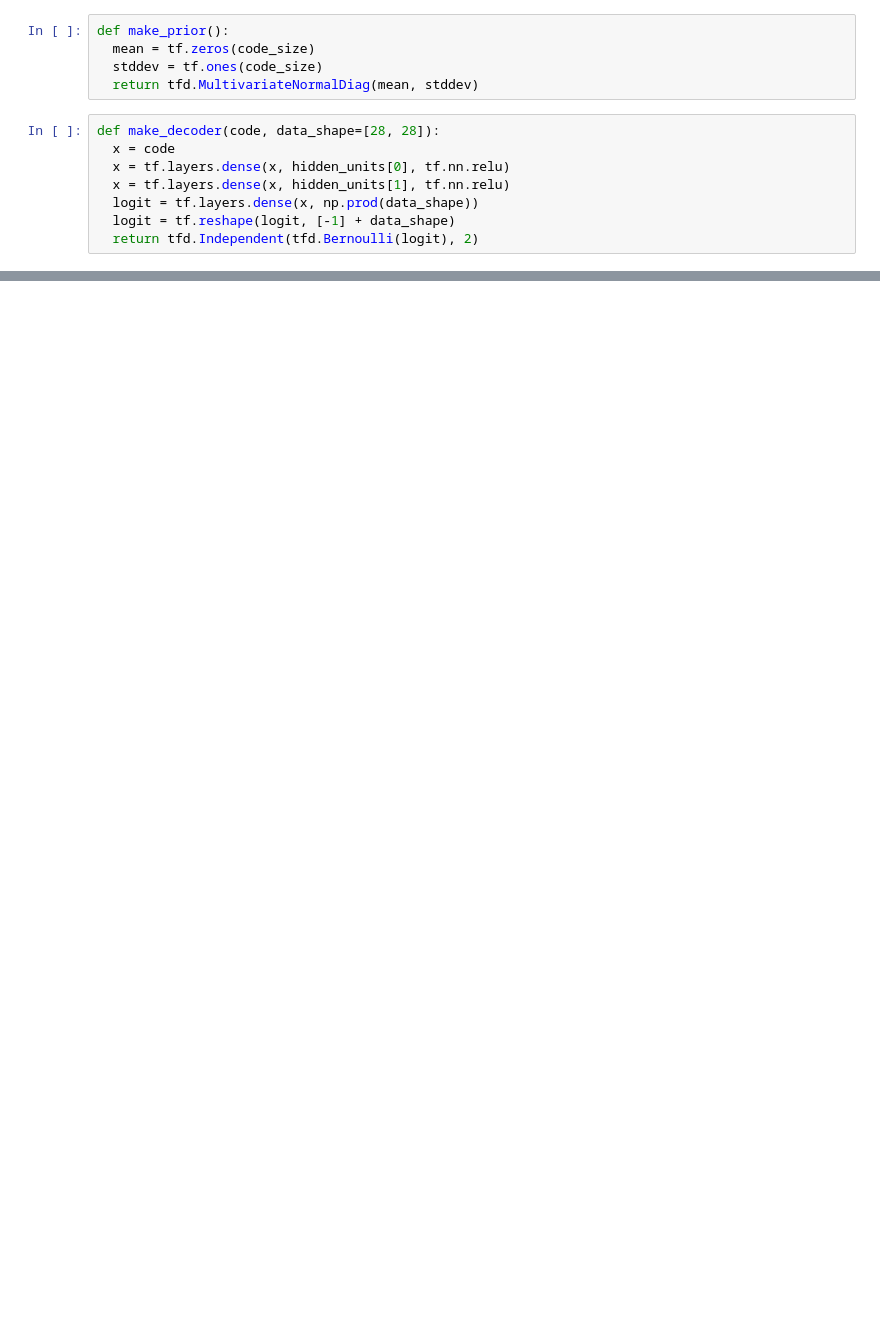
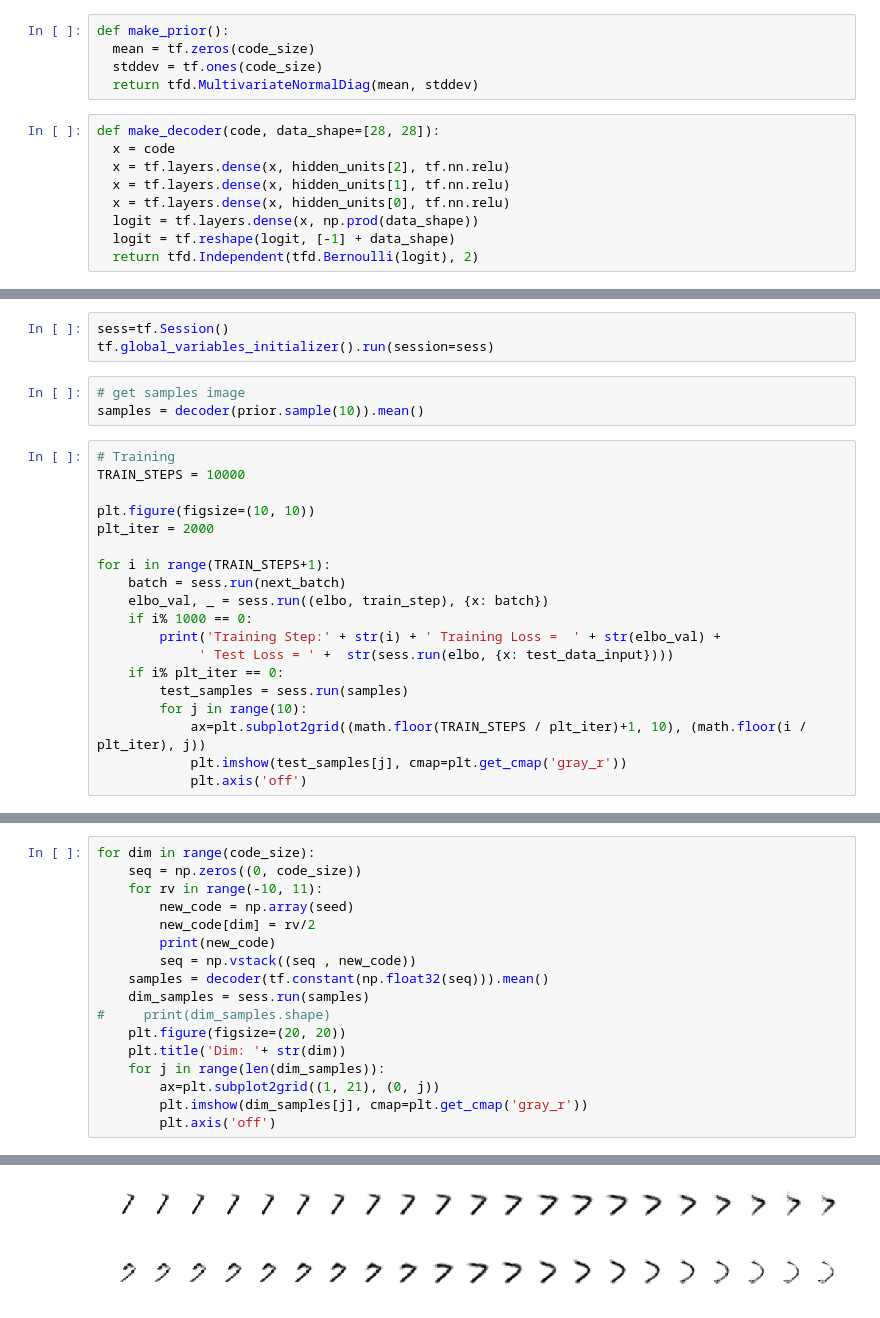
Before and after one commit to mofas/deep_learning_system_note, a Jupyter notebook: hw/hw4/hw4_2.ipynb, the cells around one changed output, grey strips where cells are left out. Saved outputs shown, nothing was run; the diff lists cells and outputs as text; blank space fills up the shorter version.

```diff
--- a/hw/hw4/hw4_2.ipynb
+++ b/hw/hw4/hw4_2.ipynb
@@ -90,8 +95,9 @@ def make_prior():
 # %%
 def make_decoder(code, data_shape=[28, 28]):
   x = code
+  x = tf.layers.dense(x, hidden_units[2], tf.nn.relu)
+  x = tf.layers.dense(x, hidden_units[1], tf.nn.relu)
   x = tf.layers.dense(x, hidden_units[0], tf.nn.relu)
-  x = tf.layers.dense(x, hidden_units[1], tf.nn.relu)
   logit = tf.layers.dense(x, np.prod(data_shape))
   logit = tf.reshape(logit, [-1] + data_shape)
   return tfd.Independent(tfd.Bernoulli(logit), 2)
@@ -102,0 +127,25 @@ dist = make_decoder(posterior.sample())
+# %%
+sess=tf.Session()
+tf.global_variables_initializer().run(session=sess)
+# %%
+# get samples image
+samples = decoder(prior.sample(10)).mean()
+# %%
+# Training
+TRAIN_STEPS = 10000
+
+plt.figure(figsize=(10, 10))
+plt_iter = 2000
+
+for i in range(TRAIN_STEPS+1):
+    batch = sess.run(next_batch)
+    elbo_val, _ = sess.run((elbo, train_step), {x: batch})
+    if i% 1000 == 0:
+        print('Training Step:' + str(i) + ' Training Loss =  ' + str(elbo_val) +
+             ' Test Loss = ' +  str(sess.run(elbo, {x: test_data_input})))
+    if i% plt_iter == 0:
+        test_samples = sess.run(samples)
+        for j in range(10):
+            ax=plt.subplot2grid((math.floor(TRAIN_STEPS / plt_iter)+1, 10), (math.floor(i / plt_iter), j))
+            plt.imshow(test_samples[j], cmap=plt.get_cmap('gray_r'))
+            plt.axis('off')
@@ -102,0 +170,18 @@ dist = make_decoder(posterior.sample())
+# %%
+for dim in range(code_size):
+    seq = np.zeros((0, code_size))
+    for rv in range(-10, 11):
+        new_code = np.array(seed)
+        new_code[dim] = rv/2
+        print(new_code)
+        seq = np.vstack((seq , new_code))
+    samples = decoder(tf.constant(np.float32(seq))).mean()
+    dim_samples = sess.run(samples)
+#     print(dim_samples.shape)
+    plt.figure(figsize=(20, 20))
+    plt.title('Dim: '+ str(dim))
+    for j in range(len(dim_samples)):
+        ax=plt.subplot2grid((1, 21), (0, j))
+        plt.imshow(dim_samples[j], cmap=plt.get_cmap('gray_r'))
+        plt.axis('off')
+# %% [output]
@@ -102,0 +205,2 @@ dist = make_decoder(posterior.sample())
+[figure, added]
+[figure, added]
```
Also changed, not shown: parts of 12 cells of this notebook.
